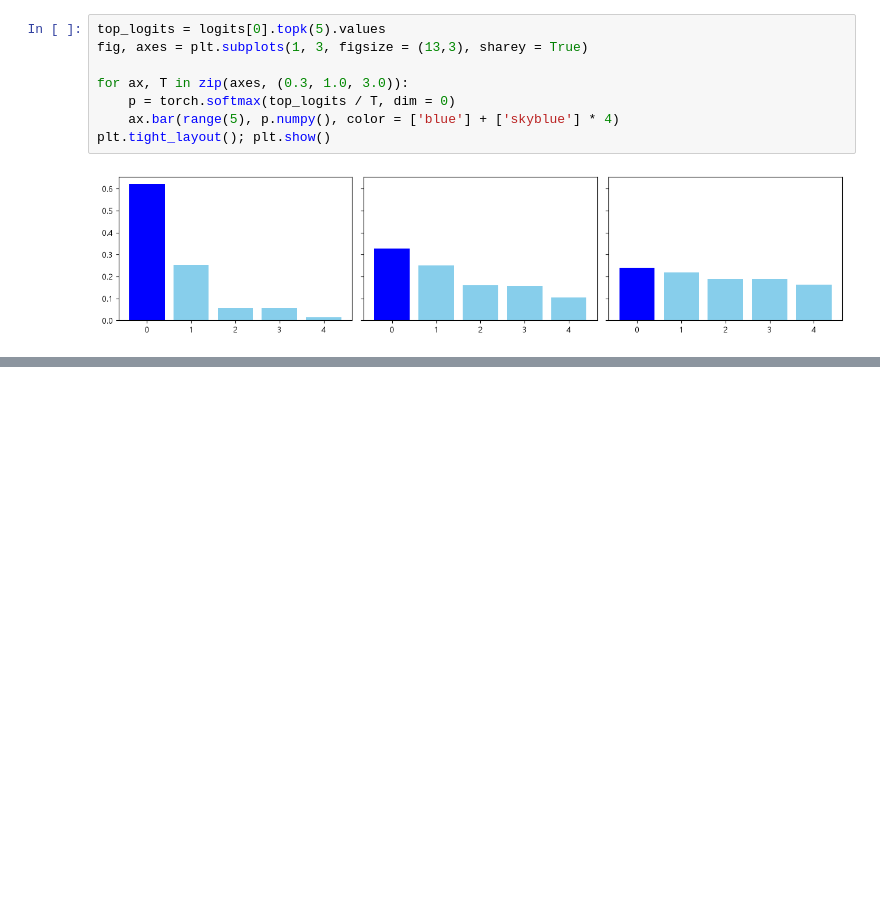
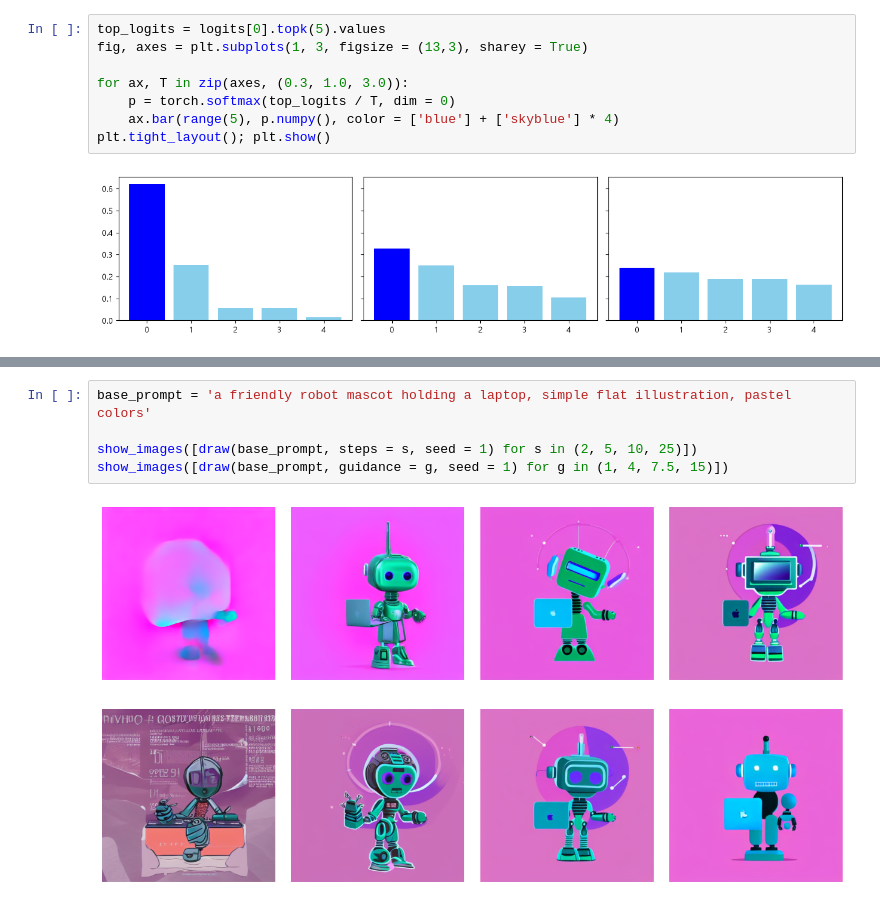
Before and after one commit to sangjun1005/17-KDT, a Jupyter notebook: 17-RAG/TotlaAI.ipynb, the cells around one changed output, grey strips where cells are left out. Saved outputs shown, nothing was run; the diff lists cells and outputs as text; blank space fills up the shorter version.

```diff
--- a/17-RAG/TotlaAI.ipynb
+++ b/17-RAG/TotlaAI.ipynb
@@ -253,0 +992,8 @@ BAAI/bge-reranker-base
+# %%
+base_prompt = 'a friendly robot mascot holding a laptop, simple flat illustration, pastel colors'
+
+show_images([draw(base_prompt, steps = s, seed = 1) for s in (2, 5, 10, 25)])
+show_images([draw(base_prompt, guidance = g, seed = 1) for g in (1, 4, 7.5, 15)])
+# %% [output]
+[figure, added]
+[figure, added]
```
Also changed, not shown: parts of 29 cells of this notebook, 11 other files.
